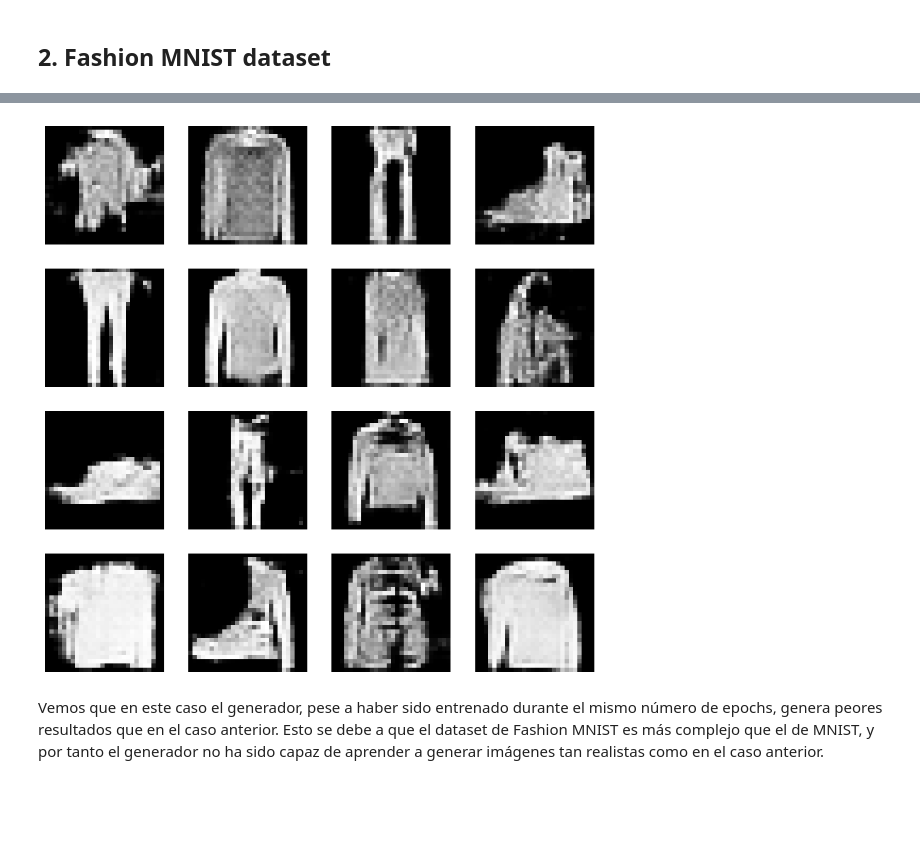
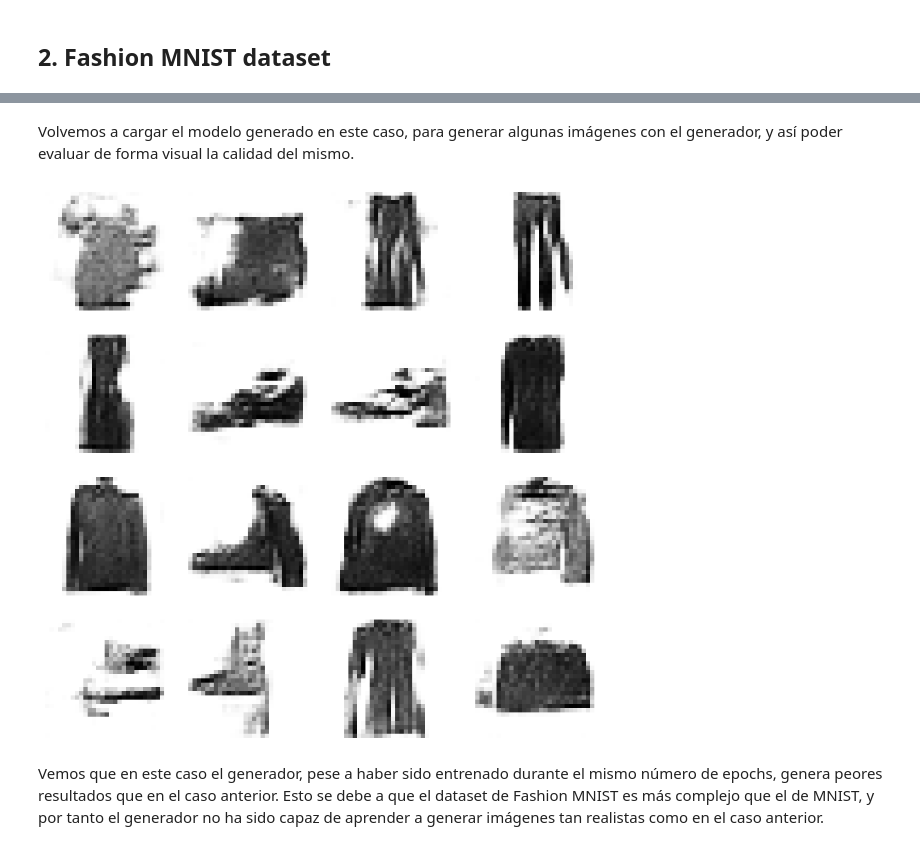
Before and after one commit to dieguisgs/ml2-deep-learning, a Jupyter notebook: 3-DCGAN.ipynb, the cells around one changed output, grey strips where cells are left out. Saved outputs shown, nothing was run; the diff lists cells and outputs as text; code cells hidden in the pictures; blank space fills up the shorter version.

```diff
--- a/3-DCGAN.ipynb
+++ b/3-DCGAN.ipynb
@@ -118,7 +119,8 @@ Training...
 Tras entrenar ambos modelos (generador y discriminador), procedemos a generar algunas imágenes con el generador, para comprobar como de reales son estas, de forma que podamos evaluar de forma visual la calidad del generador obtenido.
 # %%
 # Load generator model
-generator = tf.keras.models.load_model('models/mnist_generator.h5', compile=False)
+mnist_model_path = os.path.join("models", "tf_mnist_generator.h5")
+generator = tf.keras.models.load_model(mnist_model_path, compile=False)
 
 # Generate images
 noise = tf.random.normal([16, 100])
@@ -129,7 +131,7 @@ generated_images = generator(noise, training=False)
 plt.figure(figsize=(10, 10))
 for i in range(generated_images.shape[0]):
     plt.subplot(4, 4, i+1)
-    plt.imshow(generated_images[i, :, :, 0] * 127.5 + 127.5, cmap='gray')
+    plt.imshow(generated_images[i, :, :, 0] * 127.5 + 127.5, interpolation='nearest', cmap='gray_r')
     plt.axis('off')
 plt.show()
 # %% [output]
@@ -162,6 +164,9 @@ MODEL SUMMARY
+# %% [markdown]
+Volvemos a cargar el modelo generado en este caso, para generar algunas imágenes con el generador, y así poder evaluar de forma visual la calidad del mismo.
 # %%
 # Load generator model
-generator = tf.keras.models.load_model('models/fashion_mnist_generator.h5', compile=False)
+fashion_mnist_model_path = os.path.join("models", "tf_fashion_mnist_generator.h5")
+generator = tf.keras.models.load_model(fashion_mnist_model_path, compile=False)
 
 # Generate images
 noise = tf.random.normal([16, 100])
@@ -169,13 +174,13 @@ generated_images = generator(noise, training=False)
 # %%
 # Show generated images
 plt.figure(figsize=(10, 10))
 for i in range(generated_images.shape[0]):
     plt.subplot(4, 4, i+1)
-    plt.imshow(generated_images[i, :, :, 0] * 127.5 + 127.5, cmap='gray')
+    plt.imshow(generated_images[i, :, :, 0] * 127.5 + 127.5, interpolation='nearest', cmap='gray_r')
     plt.axis('off')
 plt.show()
 # %% [output]
-[figure, old version]
+[figure, new version]
 # %% [markdown]
 Vemos que en este caso el generador, pese a haber sido entrenado durante el mismo número de epochs, genera peores resultados que en el caso anterior. Esto se debe a que el dataset de Fashion MNIST es más complejo que el de MNIST, y por tanto el generador no ha sido capaz de aprender a generar imágenes tan realistas como en el caso anterior.
 # %% [markdown]
```
Also changed, not shown: parts of 15 cells of this notebook.
